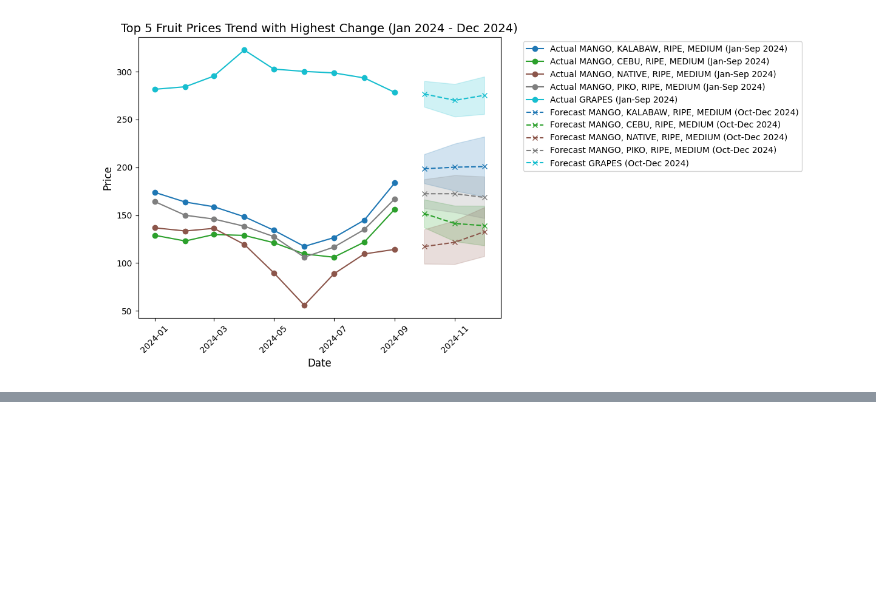
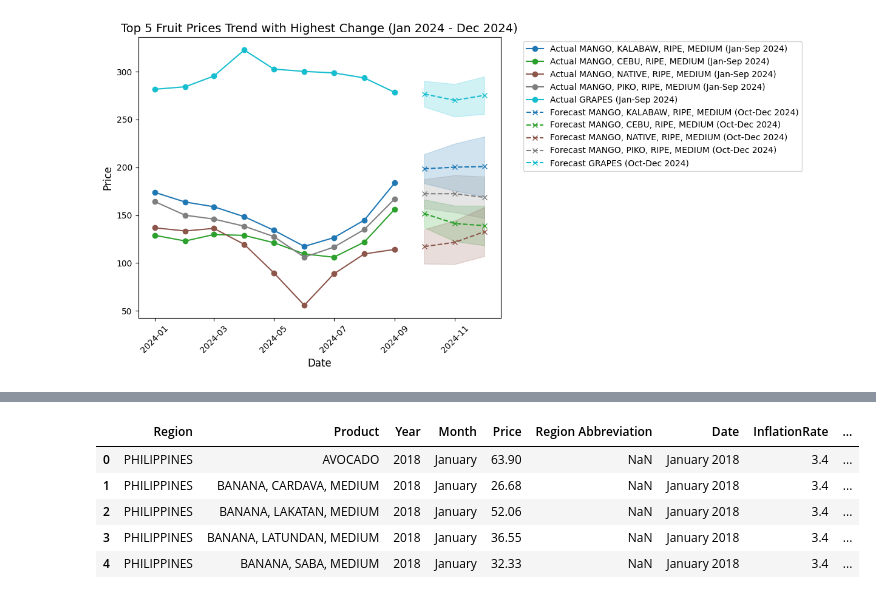
Before and after one commit to RRENN02/Prelims-PH_FruitRetail, a Jupyter notebook: fruit_retail.ipynb, the cells around one changed output, grey strips where cells are left out. Saved outputs shown, nothing was run; the diff lists cells and outputs as text; code cells hidden in the pictures; blank space fills up the shorter version.

```diff
--- a/fruit_retail.ipynb
+++ b/fruit_retail.ipynb
@@ -693,0 +769,13 @@ The get_cmap function was deprecated in Matplotlib 3.7 and will be removed two m
+# %%
+# Merge df_ph with df_inflation based on the 'Date' column
+df_ph_merged = pd.merge(df_ph, df_inflation, on='Date', how='left')
+
+# Display the merged DataFrame
+df_ph_merged.head()
+# %% [output]
+|  | Region | Product | Year | Month | Price | Region Abbreviation | Date | InflationRate | ... |
+| 0 | PHILIPPINES | AVOCADO | 2018 | January | 63.90 | NaN | January 2018 | 3.4 | ... |
+| 1 | PHILIPPINES | BANANA, CARDAVA, MEDIUM | 2018 | January | 26.68 | NaN | January 2018 | 3.4 | ... |
+| 2 | PHILIPPINES | BANANA, LAKATAN, MEDIUM | 2018 | January | 52.06 | NaN | January 2018 | 3.4 | ... |
+| 3 | PHILIPPINES | BANANA, LATUNDAN, MEDIUM | 2018 | January | 36.55 | NaN | January 2018 | 3.4 | ... |
+| 4 | PHILIPPINES | BANANA, SABA, MEDIUM | 2018 | January | 32.33 | NaN | January 2018 | 3.4 | ... |
```
Also changed, not shown: parts of 6 cells of this notebook, 1 other file.
